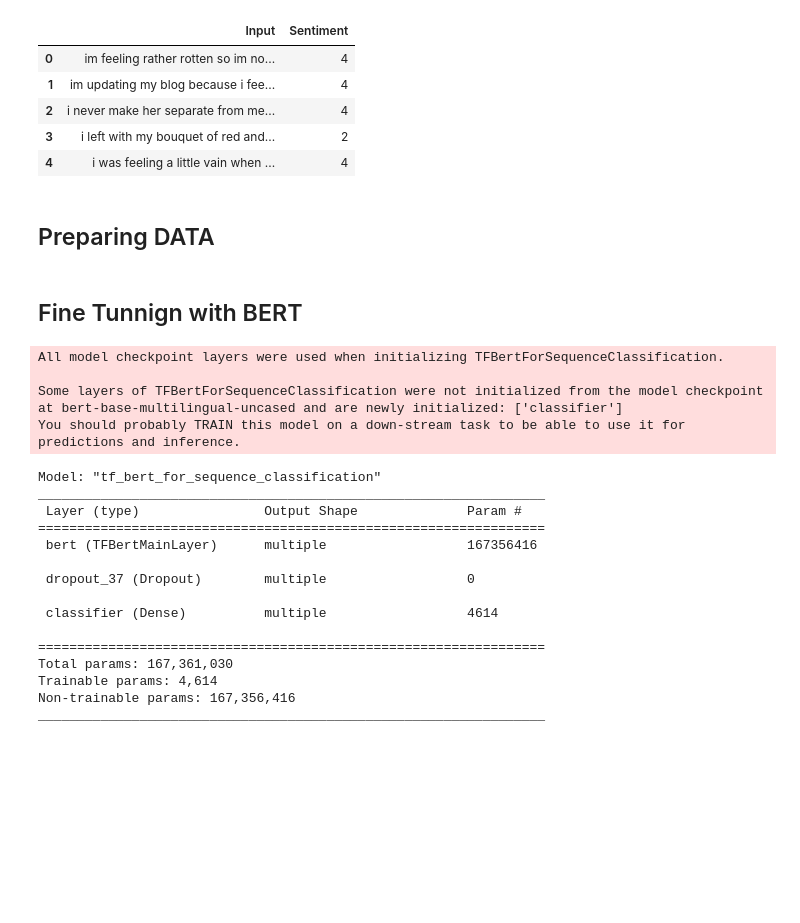
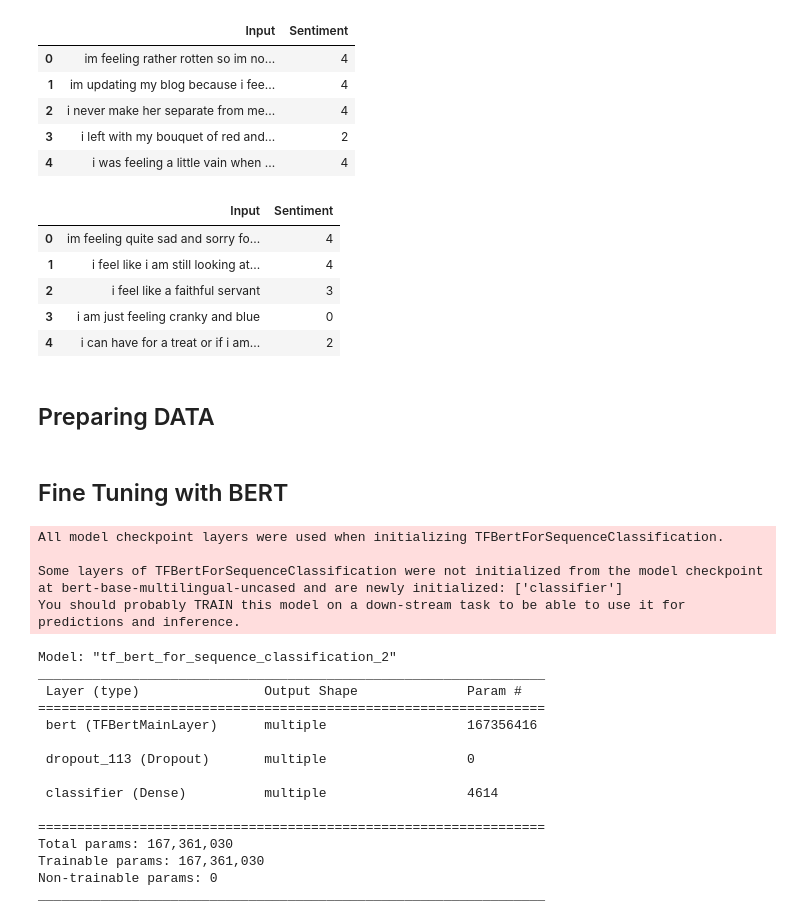
Before and after one commit to NeuralDojo/codecarbon, a Jupyter notebook: CodeCarbon BERT-Sentiment.ipynb, the cells around one changed output. Saved outputs shown, nothing was run; the diff lists cells and outputs as text; code cells hidden in the pictures; blank space fills up the shorter version.

```diff
--- a/CodeCarbon BERT-Sentiment.ipynb
+++ b/CodeCarbon BERT-Sentiment.ipynb
@@ -78,6 +113,15 @@ df_test.head()
 | 2 | i never make her separate from me... | 4 |
 | 3 | i left with my bouquet of red and... | 2 |
 | 4 | i was feeling a little vain when ... | 4 |
+# %%
+df_valid.head()
+# %% [output]
+|  | Input | Sentiment |
+| 0 | im feeling quite sad and sorry fo... | 4 |
+| 1 | i feel like i am still looking at... | 4 |
+| 2 | i feel like a faithful servant | 3 |
+| 3 | i am just feeling cranky and blue | 0 |
+| 4 | i can have for a treat or if i am... | 2 |
 # %%
 X_train = df_train.Input
 y_train = df_train.Sentiment
@@ -112,14 +161,14 @@ final_test_dataset = tf.data.Dataset.from_tensor_slices((
 ))
 # %% [markdown]
-## Fine Tunnign with BERT
+## Fine Tuning with BERT
 # %%
 N_SENTIMENT = len(encoded_dict)
 
 #definimos modelo de clasificación
-config = BertConfig.from_pretrained(nombre_modelo, hidden_dropout_prob=0.1, num_labels=N_SENTIMENT)
+config = BertConfig.from_pretrained(nombre_modelo, hidden_dropout_prob=0.2, num_labels=N_SENTIMENT)
 
 model = TFBertForSequenceClassification.from_pretrained(nombre_modelo, config=config)
-model.bert.trainable = False #Freeze BERT layers
+model.bert.trainable = True #Freeze BERT layers
 
 # recommended learning rate for Adam 5e-5, 3e-5, 2e-5
 learning_rate = 2e-5
@@ -137,20 +186,20 @@ All model checkpoint layers were used when initializing TFBertForSequenceClassif
 
 Some layers of TFBertForSequenceClassification were not initialized from the model checkpoint at bert-base-multilingual-uncased and are newly initialized: ['classifier']
 You should probably TRAIN this model on a down-stream task to be able to use it for predictions and inference.
-Model: "tf_bert_for_sequence_classification"
+Model: "tf_bert_for_sequence_classification_2"
 _________________________________________________________________
  Layer (type)                Output Shape              Param #
 =================================================================
  bert (TFBertMainLayer)      multiple                  167356416
 
- dropout_37 (Dropout)        multiple                  0
+ dropout_113 (Dropout)       multiple                  0
 
  classifier (Dense)          multiple                  4614
 
 =================================================================
 Total params: 167,361,030
-Trainable params: 4,614
-Non-trainable params: 167,356,416
+Trainable params: 167,361,030
+Non-trainable params: 0
 _________________________________________________________________
 # %%
 #main loop
```
Also changed, not shown: parts of 30 cells of this notebook, 2 other files.
